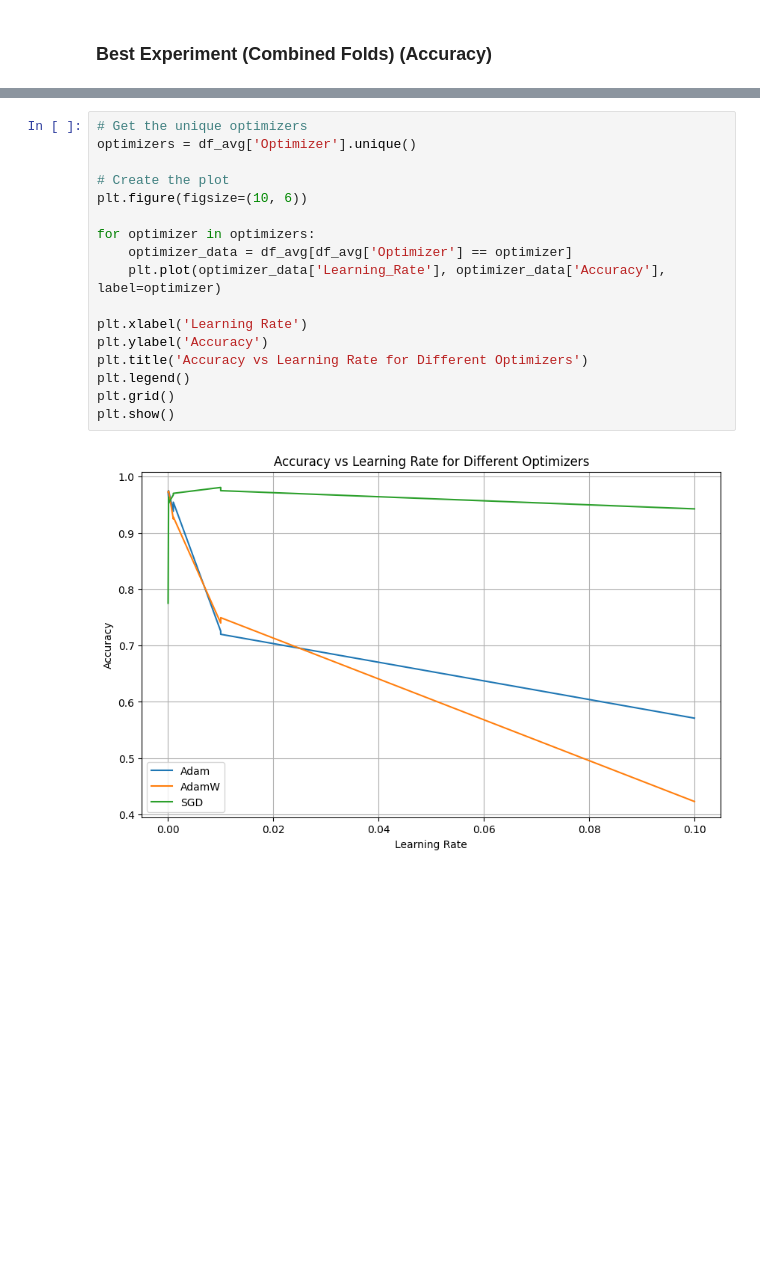
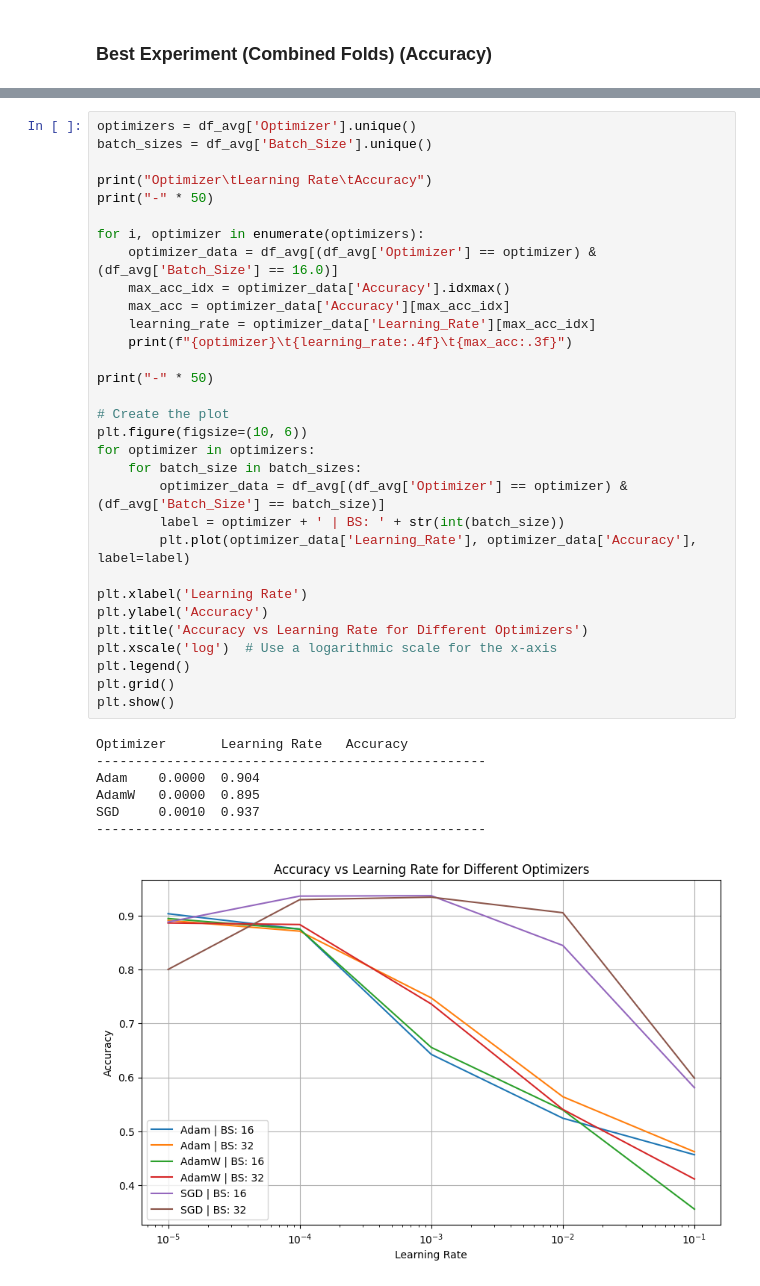
Before and after one commit to ryanchristopher27/Mizzou-Research, a Jupyter notebook: research_container/container/src/fine_tuning_experiment/ft_code/result_analysis_csv.ipynb, the cells around one changed output, grey strips where cells are left out. Saved outputs shown, nothing was run; the diff lists cells and outputs as text; blank space fills up the shorter version.

```diff
--- a/research_container/container/src/fine_tuning_experiment/ft_code/result_analysis_csv.ipynb
+++ b/research_container/container/src/fine_tuning_experiment/ft_code/result_analysis_csv.ipynb
@@ -84,19 +111,39 @@ Fold_Number: 3.0
 # %%
-# Get the unique optimizers
 optimizers = df_avg['Optimizer'].unique()
+batch_sizes = df_avg['Batch_Size'].unique()
+
+print("Optimizer\tLearning Rate\tAccuracy")
+print("-" * 50)
+
+for i, optimizer in enumerate(optimizers):
+    optimizer_data = df_avg[(df_avg['Optimizer'] == optimizer) & (df_avg['Batch_Size'] == 16.0)]
+    max_acc_idx = optimizer_data['Accuracy'].idxmax()
+    max_acc = optimizer_data['Accuracy'][max_acc_idx]
+    learning_rate = optimizer_data['Learning_Rate'][max_acc_idx]
+    print(f"{optimizer}\t{learning_rate:.4f}\t{max_acc:.3f}")
+
+print("-" * 50)
 
 # Create the plot
 plt.figure(figsize=(10, 6))
-
 for optimizer in optimizers:
-    optimizer_data = df_avg[df_avg['Optimizer'] == optimizer]
-    plt.plot(optimizer_data['Learning_Rate'], optimizer_data['Accuracy'], label=optimizer)
+    for batch_size in batch_sizes:
+        optimizer_data = df_avg[(df_avg['Optimizer'] == optimizer) & (df_avg['Batch_Size'] == batch_size)]
+        label = optimizer + ' | BS: ' + str(int(batch_size))
+        plt.plot(optimizer_data['Learning_Rate'], optimizer_data['Accuracy'], label=label)
 
 plt.xlabel('Learning Rate')
 plt.ylabel('Accuracy')
 plt.title('Accuracy vs Learning Rate for Different Optimizers')
+plt.xscale('log')  # Use a logarithmic scale for the x-axis
 plt.legend()
 plt.grid()
 plt.show()
 # %% [output]
+Optimizer       Learning Rate   Accuracy
+--------------------------------------------------
+Adam    0.0000  0.904
+AdamW   0.0000  0.895
+SGD     0.0010  0.937
+--------------------------------------------------
-[figure, old version]
+[figure, new version]
```
Also changed, not shown: parts of 11 cells of this notebook, 6 other files.
